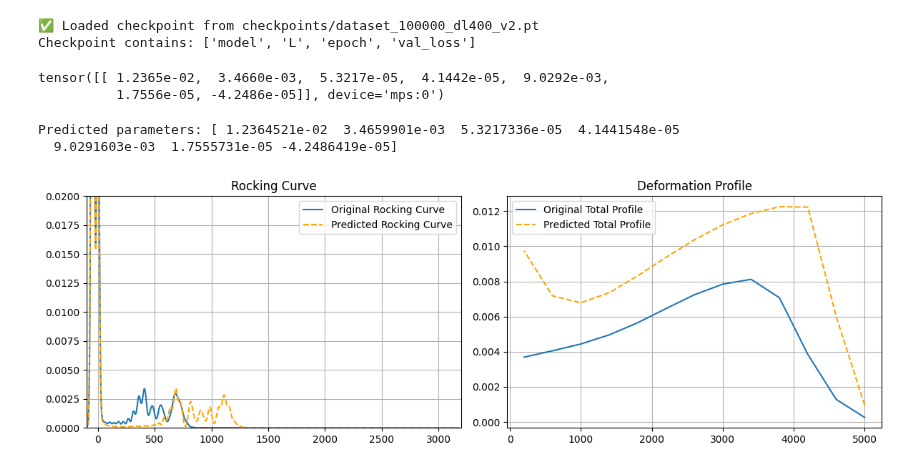
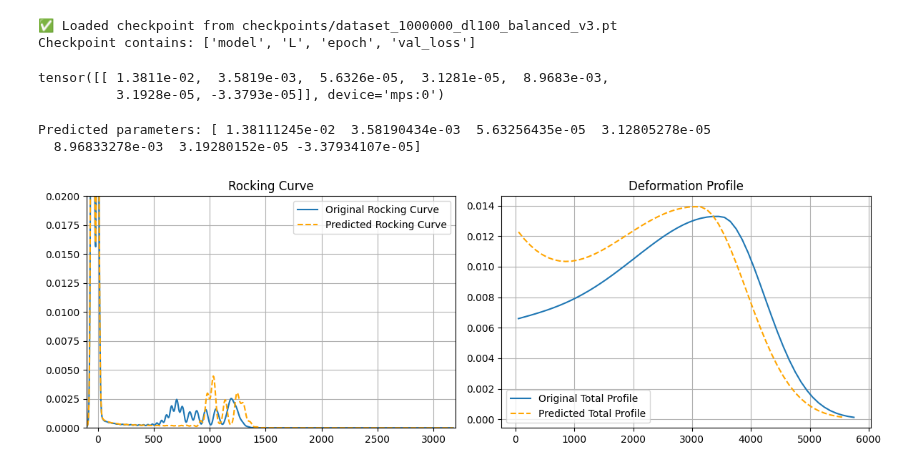
Before and after one commit to Vekeryk/master-xrd, a Jupyter notebook: j_show_experiment.ipynb, the cells around one changed output. Saved outputs shown, nothing was run; the diff lists cells and outputs as text; code cells hidden in the pictures.

```diff
--- a/j_show_experiment.ipynb
+++ b/j_show_experiment.ipynb
@@ -5,12 +5,13 @@ from importlib import reload
 reload(xrd)
 
 # from experiment file
-params = [0.008094, 0.000943, 5200e-8, 3500e-8, 0.00255, 3000e-8, -50e-8]
+# params = [0.008094, 0.000943, 5200e-8, 3500e-8, 0.00255, 3000e-8, -50e-8]
 # params = [0.0125, 0.0075, 5e-05, 4.99e-05, 0.005, 5e-06, -6.01e-05]
+params = [0.01305, 0.0017, 5800e-8, 3500e-8, 0.004845, 4000e-8, -500e-8]
 
 original_curve, original_profile = xrd.compute_curve_and_profile(
     array=params,
-    dl=400e-8
+    dl=100e-8
 )
 # %%
 import torch
@@ -24,7 +25,7 @@ reload(xrd)
 reload(model_common)
 reload(h)
 
-MODEL_CHECKPOINT = 'checkpoints/dataset_100000_dl400_v2.pt'
+MODEL_CHECKPOINT = 'checkpoints/dataset_1000000_dl100_balanced_v3.pt'
 
 device = "mps"
 
@@ -52,13 +53,13 @@ with torch.no_grad():
 P = torch.cat(preds, dim=0)
 Theta_hat = model_common.denorm_params(P)
 # %% [output]
-✅ Loaded checkpoint from checkpoints/dataset_100000_dl400_v2.pt
+✅ Loaded checkpoint from checkpoints/dataset_1000000_dl100_balanced_v3.pt
 Checkpoint contains: ['model', 'L', 'epoch', 'val_loss']
 # %%
 Theta_hat
 # %% [output]
-tensor([[ 1.2365e-02,  3.4660e-03,  5.3217e-05,  4.1442e-05,  9.0292e-03,
-          1.7556e-05, -4.2486e-05]], device='mps:0')
+tensor([[ 1.3811e-02,  3.5819e-03,  5.6326e-05,  3.1281e-05,  8.9683e-03,
+          3.1928e-05, -3.3793e-05]], device='mps:0')
 # %%
 import matplotlib.pyplot as plt
 import xrd
@@ -66,34 +67,34 @@ from importlib import reload
 reload(xrd)
 
 predicted_params = Theta_hat[0].cpu().numpy()
 print("Predicted parameters:", predicted_params)
 
 predicted_curve, predicted_profile = xrd.compute_curve_and_profile(
     array=predicted_params,
-    dl=400e-8
+    dl=100e-8
 )
 
 fig, axes = plt.subplots(1, 2, figsize=(12, 4)) # 12 width, 4 height
 
 # Rocking Curve: plot original (solid) and predicted (orange, dashed)
 axes[0].set_title("Rocking Curve")
 axes[0].plot(original_curve.X_DeltaTeta, original_curve.Y_R_vseZ, label="Original Rocking Curve", color='C0', linestyle='-')
 axes[0].plot(predicted_curve.X_DeltaTeta, predicted_curve.Y_R_vseZ, label="Predicted Rocking Curve", color='orange', linestyle='--')
 axes[0].set_ylim(0, 0.02)
 axes[0].set_xlim(-100, 3200)
 axes[0].grid(True)
 axes[0].legend()
 
 # Deformation Profile: plot original (solid) and predicted (orange, dashed)
 axes[1].set_title("Deformation Profile")
 axes[1].plot(original_profile.X, original_profile.total_Y, label="Original Total Profile", color='C0', linestyle='-')
 axes[1].plot(predicted_profile.X, predicted_profile.total_Y, label="Predicted Total Profile", color='orange', linestyle='--')
 axes[1].grid(True)
 axes[1].legend()
 
 plt.tight_layout()
 plt.show()
 # %% [output]
-Predicted parameters: [ 1.2364521e-02  3.4659901e-03  5.3217336e-05  4.1441548e-05
-  9.0291603e-03  1.7555731e-05 -4.2486419e-05]
+Predicted parameters: [ 1.38111245e-02  3.58190434e-03  5.63256435e-05  3.12805278e-05
+  8.96833278e-03  3.19280152e-05 -3.37934107e-05]
-[figure, old version]
+[figure, new version]
```
Also changed, not shown: 20 other files.
